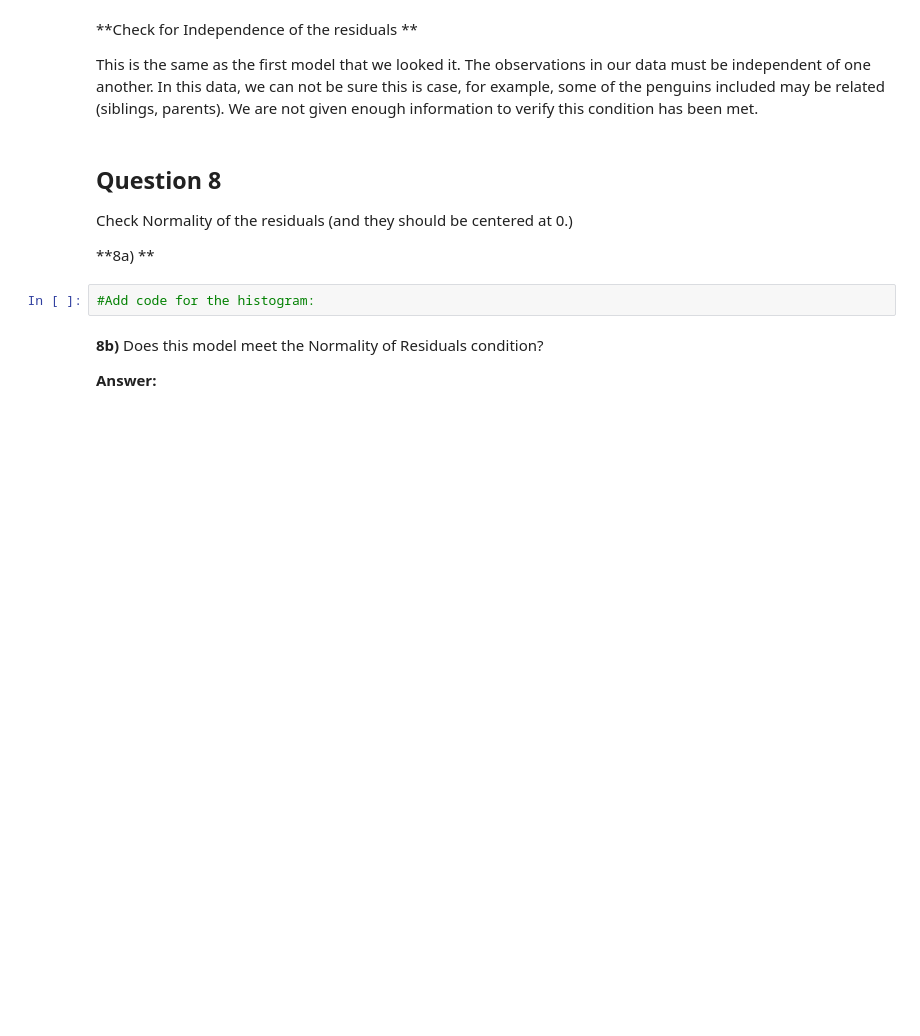
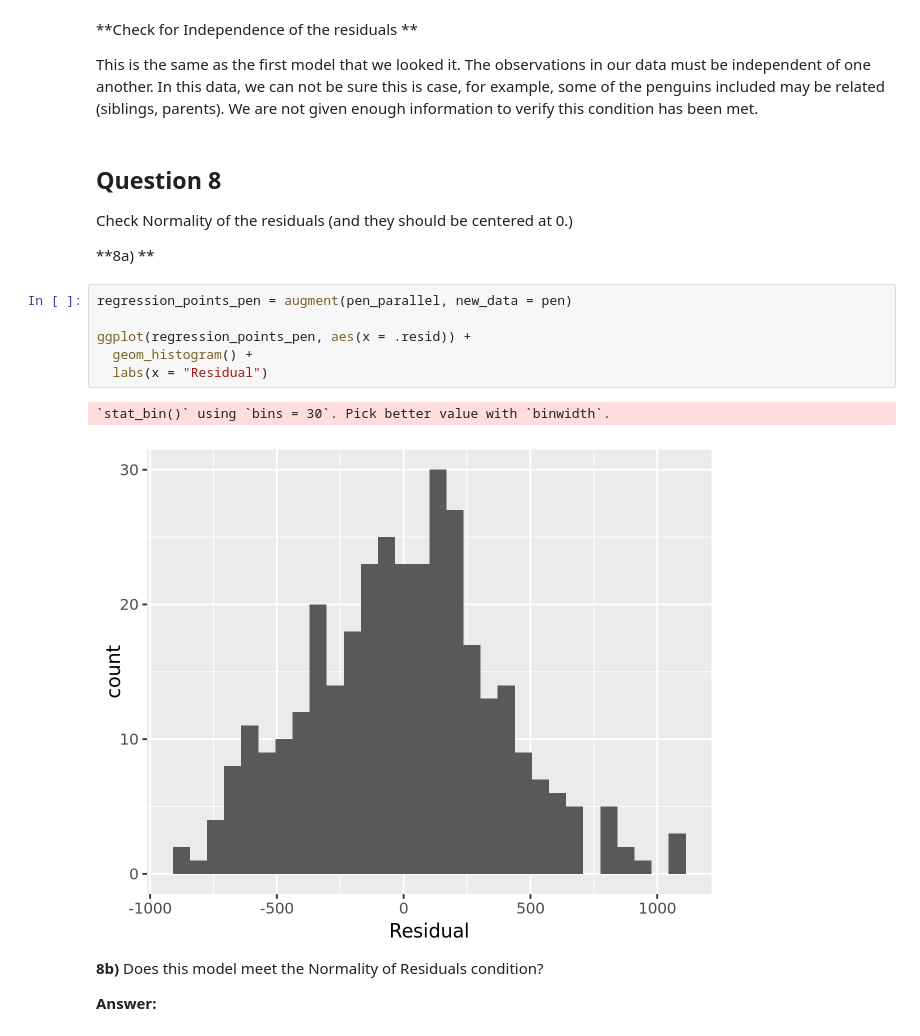
Before and after one commit to UNC-DATA-730/unit-10-assignment-setiadha-unc, a Jupyter notebook: agungsetiadha-assignment10.ipynb, the cells around one changed output. Saved outputs shown, nothing was run; the diff lists cells and outputs as text; blank space fills up the shorter version.

```diff
--- a/agungsetiadha-assignment10.ipynb
+++ b/agungsetiadha-assignment10.ipynb
@@ -365,7 +377,14 @@ Check Normality of the residuals (and they should be centered at 0.)
 
 **8a) **
 # %%
-#Add code for the histogram:
+regression_points_pen = augment(pen_parallel, new_data = pen)
+
+ggplot(regression_points_pen, aes(x = .resid)) +
+  geom_histogram() +
+  labs(x = "Residual")
+# %% [output]
+`stat_bin()` using `bins = 30`. Pick better value with `binwidth`.
+[figure, added]
 # %% [markdown]
 **8b)** Does this model meet the Normality of Residuals condition?
 
```
Also changed, not shown: parts of 6 cells of this notebook.
